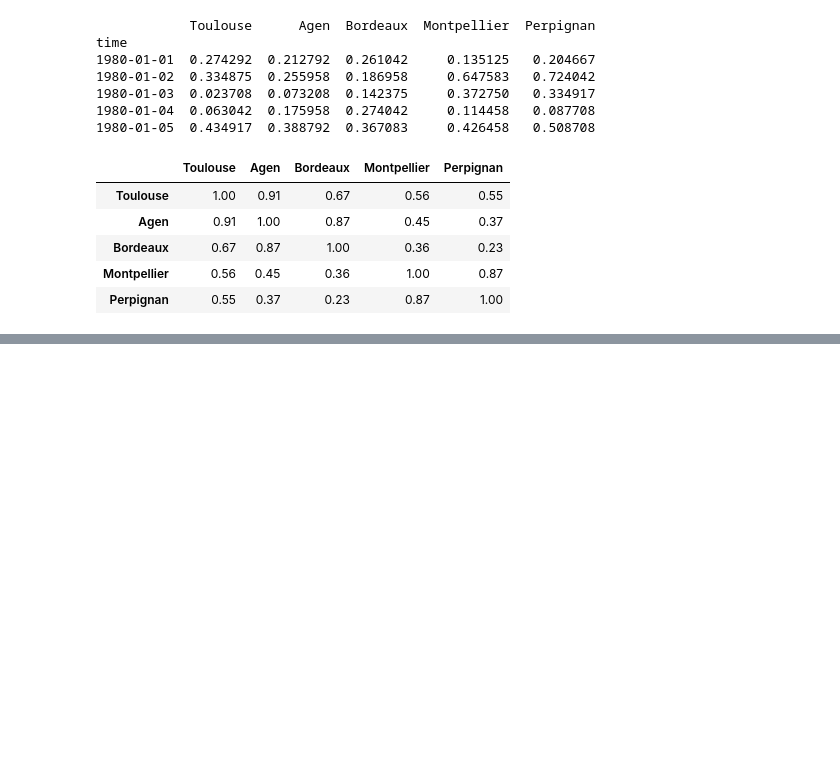
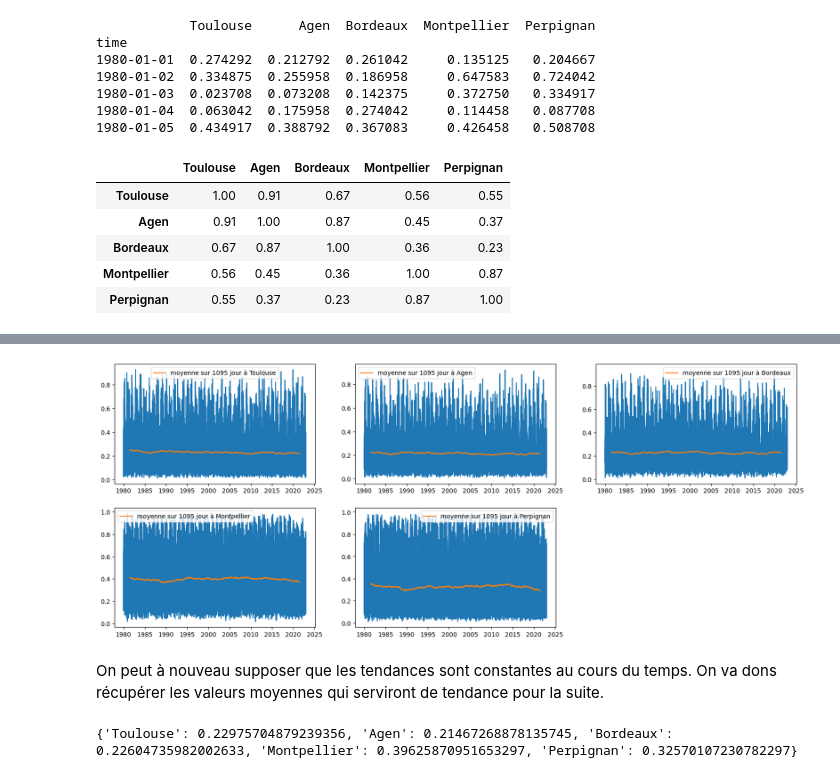
Before and after one commit to dpiot14/Project-4th-year, a Jupyter notebook: Correlations.ipynb, the cells around one changed output, grey strips where cells are left out. Cells and saved outputs as stored; diff of their text form; code cells hidden in the pictures; blank space fills up the shorter version.

Commit message:
Suite étude des corrélations
Ajout de l'ajout et de la comparaison des tendances et saisonnalitées + début étude du résidus pour les différentes villes

```diff
--- a/Correlations.ipynb
+++ b/Correlations.ipynb
@@ -107,0 +126,33 @@ time
+# %%
+win = 1095 # fenêtre d'observation (en nombre de jours)
+villes=["Toulouse","Agen","Bordeaux","Montpellier","Perpignan"]
+data_day_wind={'Toulouse':data_dToulouse_wind,'Agen':data_dAgen_wind,'Bordeaux':data_dBordeaux_wind,'Montpellier':data_dMontpellier_wind,'Perpignan':data_dPerpignan_wind}
+fig = plt.figure(figsize=(20,12))
+
+def moy_glissante(data,win,subplot,name):  #Je peut utiliser un dictionnaire pour remplacer "data"
+    ax = fig.add_subplot(3, 3, subplot)
+    ax.plot(data['electricity'])
+    ax.plot(data['electricity'].rolling(win, center=True).mean(), label=f"moyenne sur {win} jour à {name}")
+    ax.legend()
+
+moy_glissante(data_dToulouse_wind,win,1,villes[0])
+moy_glissante(data_dAgen_wind,win,2,villes[1])
+moy_glissante(data_dBordeaux_wind,win,3,villes[2])
+moy_glissante(data_dMontpellier_wind,win,4,villes[3])
+moy_glissante(data_dPerpignan_wind,win,5,villes[4])
+# %% [output]
+[figure, added]
+# %% [markdown]
+On peut à nouveau supposer que les tendances sont constantes au cours du temps. On va dons récupérer les valeurs moyennes qui serviront de tendance pour la suite.
+# %%
+tendances = {}
+
+tendances["Toulouse"]=data_dToulouse_wind['electricity'].mean()
+tendances["Agen"]=data_dAgen_wind['electricity'].mean()
+tendances["Bordeaux"]=data_dBordeaux_wind['electricity'].mean()
+tendances["Montpellier"]=data_dMontpellier_wind['electricity'].mean()
+tendances["Perpignan"]=data_dPerpignan_wind['electricity'].mean()
+
+print(tendances)
+# %% [output]
+{'Toulouse': 0.22975704879239356, 'Agen': 0.21467268878135745, 'Bordeaux': 0.22604735982002633, 'Montpellier': 0.39625870951653297, 'Perpignan': 0.32570107230782297}
```
Also changed, not shown: parts of 13 cells of this notebook, 1 other file.
